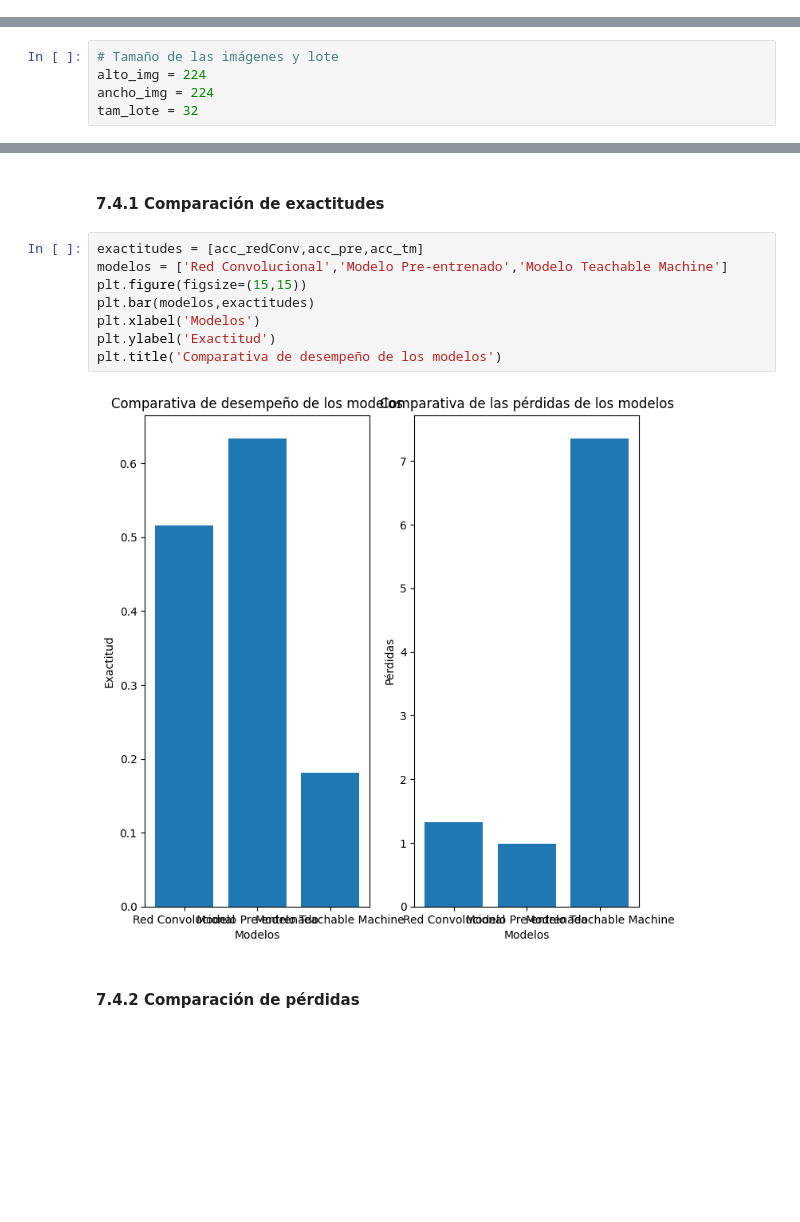
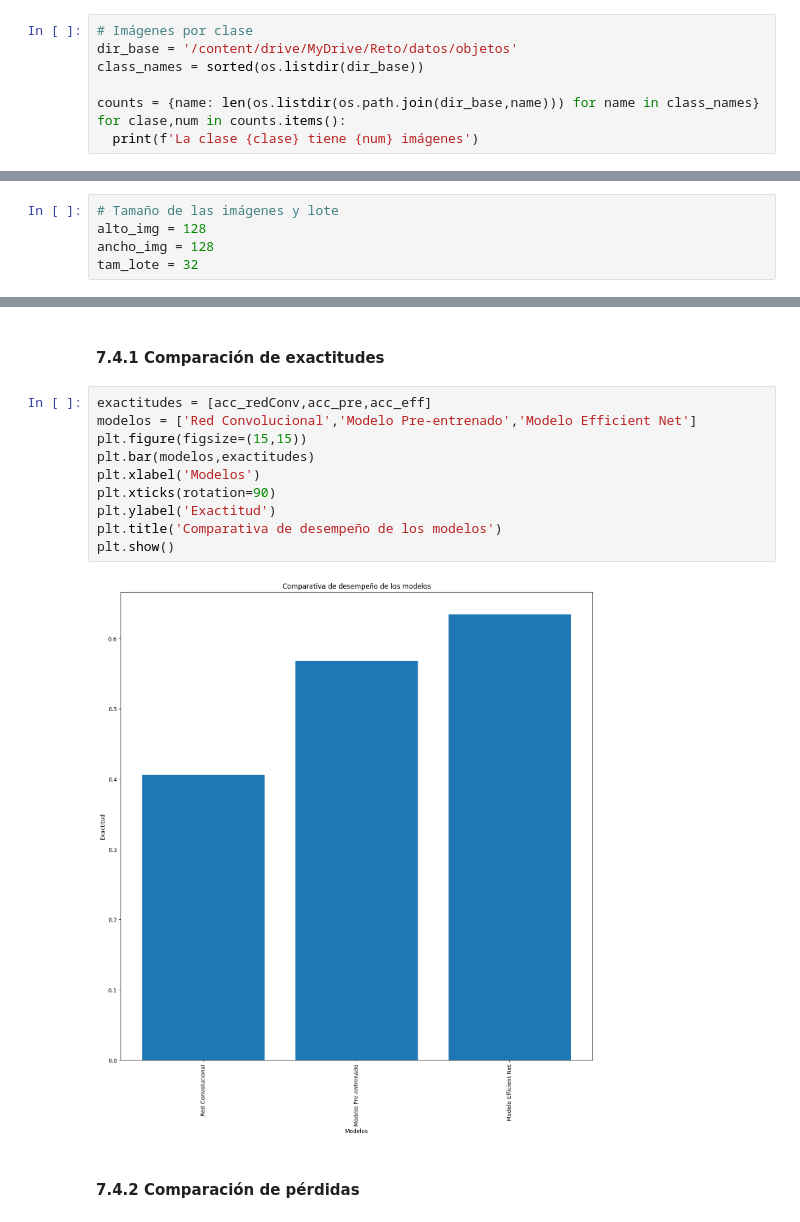
Before and after one commit to AndrsGzRo/deteccion-amenazas-aereas-deeplearning, a Jupyter notebook: DS_C7_SC3_AndresGuzmanRodriguez.ipynb, the cells around one changed output, grey strips where cells are left out. Saved outputs shown, nothing was run; the diff lists cells and outputs as text; blank space fills up the shorter version.

Commit message:
Quinta versión Nota: El modelo de Teachable Machine no fue actualizado

```diff
--- a/DS_C7_SC3_AndresGuzmanRodriguez.ipynb
+++ b/DS_C7_SC3_AndresGuzmanRodriguez.ipynb
@@ -48,3 +48,11 @@ El total de imágenes es de: 8218
 #     except:
 #         print('Error al decodificar:',img_path)
 #         os.remove(img_path)
+# %%
+# Imágenes por clase
+dir_base = '/content/drive/MyDrive/Reto/datos/objetos'
+class_names = sorted(os.listdir(dir_base))
+
+counts = {name: len(os.listdir(os.path.join(dir_base,name))) for name in class_names}
+for clase,num in counts.items():
+  print(f'La clase {clase} tiene {num} imágenes')
@@ -52,8 +67,8 @@ El total de imágenes es de: 8218
 ## 2. Generación de conjuntos de entrenamiento, prueba y aumentación de datos
 # %%
 # Tamaño de las imágenes y lote
-alto_img = 224
-ancho_img = 224
+alto_img = 128
+ancho_img = 128
 tam_lote = 32
 # %% [markdown]
 Para la creación de los conjuntos de entrenamiento y prueba se usará la función:
@@ -722,15 +742,17 @@ print(f' Exactitud del modelo: {acc_tm:.4f}')
 # %% [markdown]
 #### 7.4.1 Comparación de exactitudes
 # %%
-exactitudes = [acc_redConv,acc_pre,acc_tm]
-modelos = ['Red Convolucional','Modelo Pre-entrenado','Modelo Teachable Machine']
+exactitudes = [acc_redConv,acc_pre,acc_eff]
+modelos = ['Red Convolucional','Modelo Pre-entrenado','Modelo Efficient Net']
 plt.figure(figsize=(15,15))
 plt.bar(modelos,exactitudes)
 plt.xlabel('Modelos')
+plt.xticks(rotation=90)
 plt.ylabel('Exactitud')
 plt.title('Comparativa de desempeño de los modelos')
+plt.show()
 # %% [output]
-[figure, old version]
+[figure, new version]
 # %% [markdown]
 #### 7.4.2 Comparación de pérdidas
 # %%
```
Also changed, not shown: parts of 22 cells of this notebook.
